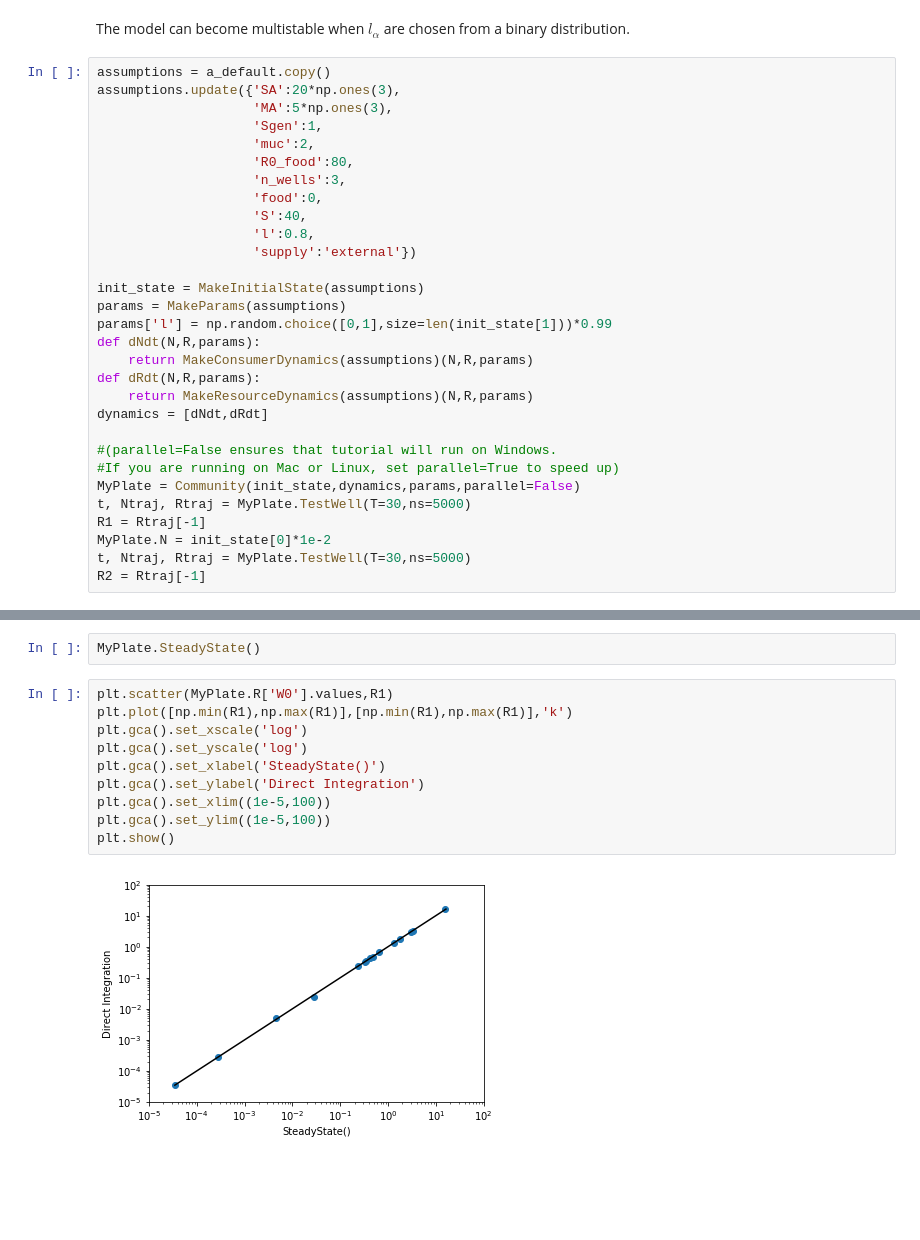
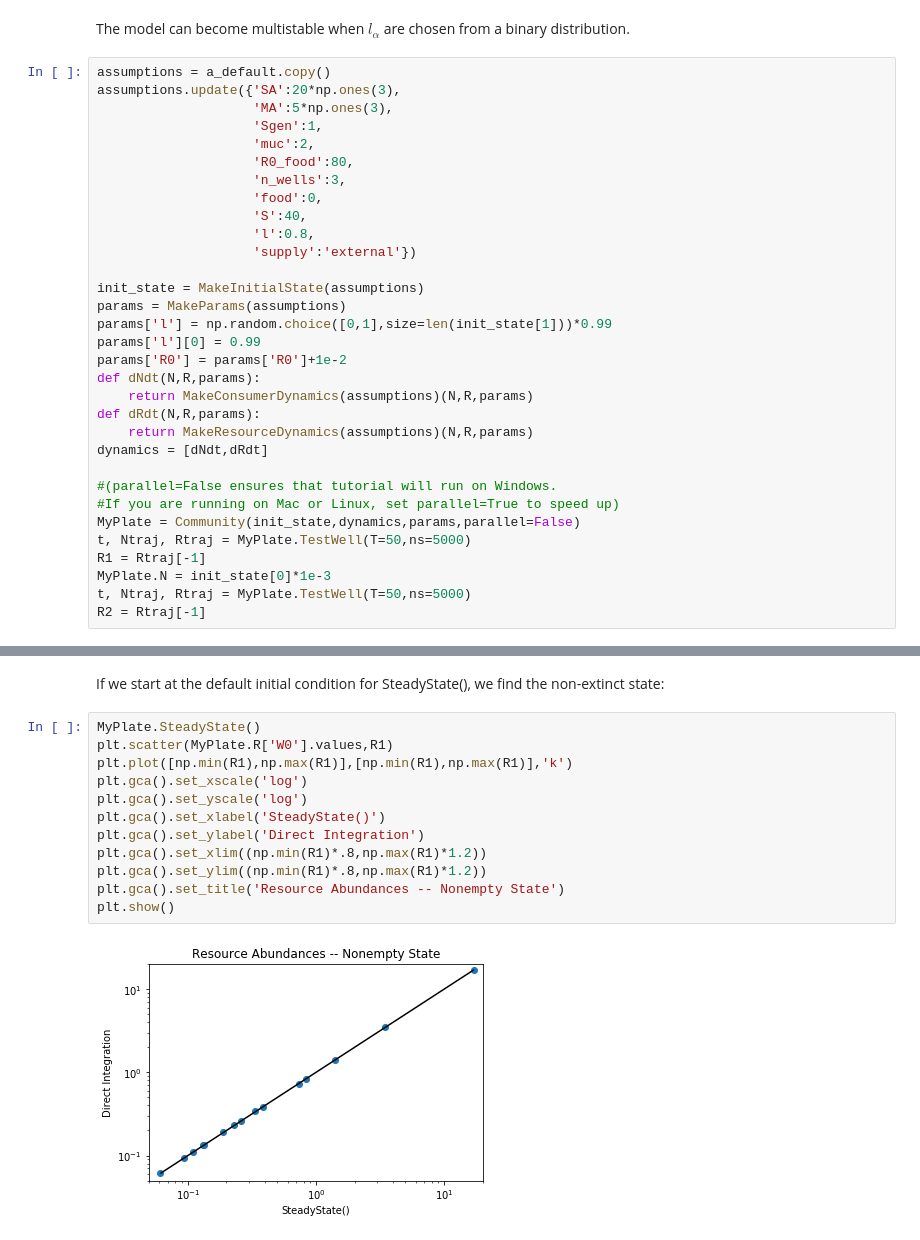
Before and after one commit to Emergent-Behaviors-in-Biology/community-simulator, a Jupyter notebook: Tutorial.ipynb, the cells around one changed output, grey strips where cells are left out. Drawn from its saved outputs; the diff is of its cells as text; blank space fills up the shorter version.

```diff
--- a/Tutorial.ipynb
+++ b/Tutorial.ipynb
@@ -633,6 +633,8 @@ assumptions.update({'SA':20*np.ones(3),
 init_state = MakeInitialState(assumptions)
 params = MakeParams(assumptions)
 params['l'] = np.random.choice([0,1],size=len(init_state[1]))*0.99
+params['l'][0] = 0.99
+params['R0'] = params['R0']+1e-2
 def dNdt(N,R,params):
     return MakeConsumerDynamics(assumptions)(N,R,params)
 def dRdt(N,R,params):
@@ -642,9 +644,9 @@ dynamics = [dNdt,dRdt]
 #(parallel=False ensures that tutorial will run on Windows.
 #If you are running on Mac or Linux, set parallel=True to speed up)
 MyPlate = Community(init_state,dynamics,params,parallel=False)
-t, Ntraj, Rtraj = MyPlate.TestWell(T=30,ns=5000)
+t, Ntraj, Rtraj = MyPlate.TestWell(T=50,ns=5000)
 R1 = Rtraj[-1]
-MyPlate.N = init_state[0]*1e-2
-t, Ntraj, Rtraj = MyPlate.TestWell(T=30,ns=5000)
+MyPlate.N = init_state[0]*1e-3
+t, Ntraj, Rtraj = MyPlate.TestWell(T=50,ns=5000)
 R2 = Rtraj[-1]
 # %% [output]
@@ -653,14 +655,16 @@ R2 = Rtraj[-1]
-# %%
-MyPlate.SteadyState()
+# %% [markdown]
+If we start at the default initial condition for SteadyState(), we find the non-extinct state:
 # %%
+MyPlate.SteadyState()
 plt.scatter(MyPlate.R['W0'].values,R1)
 plt.plot([np.min(R1),np.max(R1)],[np.min(R1),np.max(R1)],'k')
 plt.gca().set_xscale('log')
 plt.gca().set_yscale('log')
 plt.gca().set_xlabel('SteadyState()')
 plt.gca().set_ylabel('Direct Integration')
-plt.gca().set_xlim((1e-5,100))
-plt.gca().set_ylim((1e-5,100))
+plt.gca().set_xlim((np.min(R1)*.8,np.max(R1)*1.2))
+plt.gca().set_ylim((np.min(R1)*.8,np.max(R1)*1.2))
+plt.gca().set_title('Resource Abundances -- Nonempty State')
 plt.show()
 # %% [output]
-[figure, old version]
+[figure, new version]
```
Also changed, not shown: parts of 3 cells of this notebook, 1 other file.
